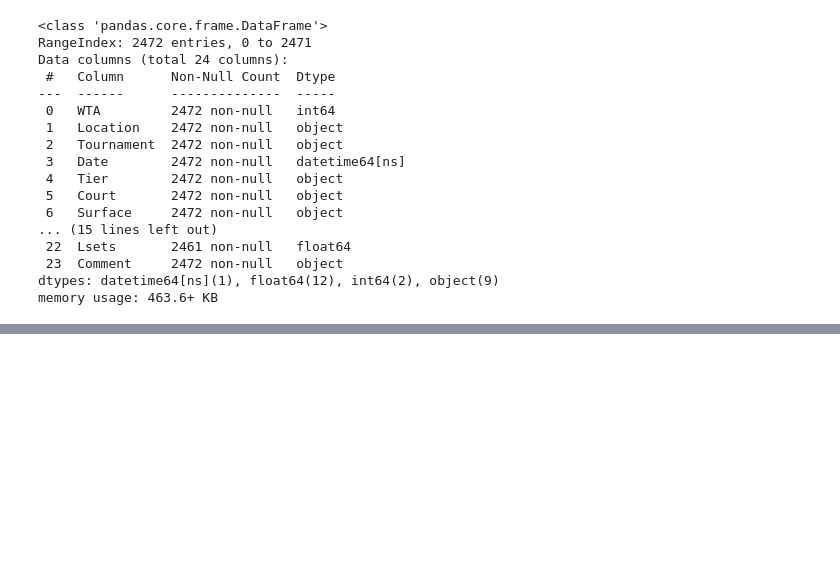
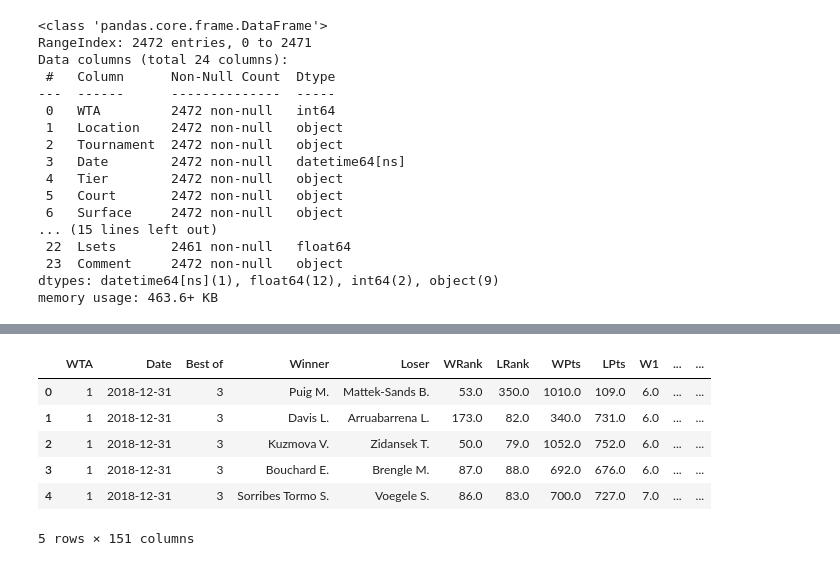
Before and after one commit to DSEI21000-S21/project-tennis-ml, a Jupyter notebook: data_cleaning.ipynb, the cells around one changed output, grey strips where cells are left out. Saved outputs shown, nothing was run; the diff lists cells and outputs as text; code cells hidden in the pictures; blank space fills up the shorter version.

```diff
--- a/data_cleaning.ipynb
+++ b/data_cleaning.ipynb
@@ -45,0 +103,10 @@ pd.get_dummies(df, columns=["Tier","Court","Surface","Comment"])
+# %%
+df.head()
+# %% [output]
+|  | WTA | Date | Best of | Winner | Loser | WRank | LRank | WPts | LPts | W1 | ... | ... |
+| 0 | 1 | 2018-12-31 | 3 | Puig M. | Mattek-Sands B. | 53.0 | 350.0 | 1010.0 | 109.0 | 6.0 | ... | ... |
+| 1 | 1 | 2018-12-31 | 3 | Davis L. | Arruabarrena L. | 173.0 | 82.0 | 340.0 | 731.0 | 6.0 | ... | ... |
+| 2 | 1 | 2018-12-31 | 3 | Kuzmova V. | Zidansek T. | 50.0 | 79.0 | 1052.0 | 752.0 | 6.0 | ... | ... |
+| 3 | 1 | 2018-12-31 | 3 | Bouchard E. | Brengle M. | 87.0 | 88.0 | 692.0 | 676.0 | 6.0 | ... | ... |
+| 4 | 1 | 2018-12-31 | 3 | Sorribes Tormo S. | Voegele S. | 86.0 | 83.0 | 700.0 | 727.0 | 7.0 | ... | ... |
+5 rows × 151 columns
```
Also changed, not shown: parts of 6 cells of this notebook.
